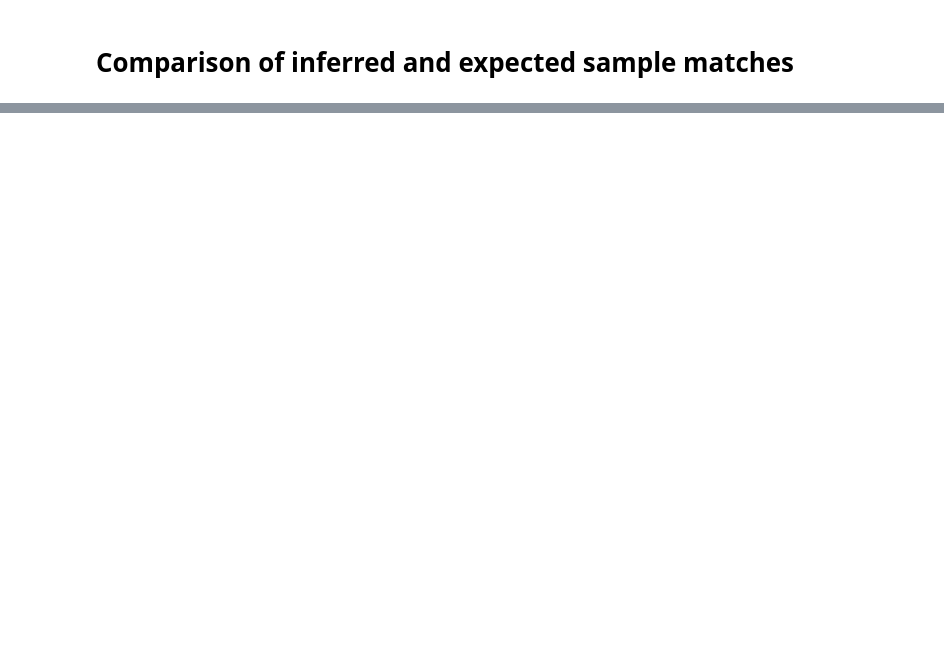
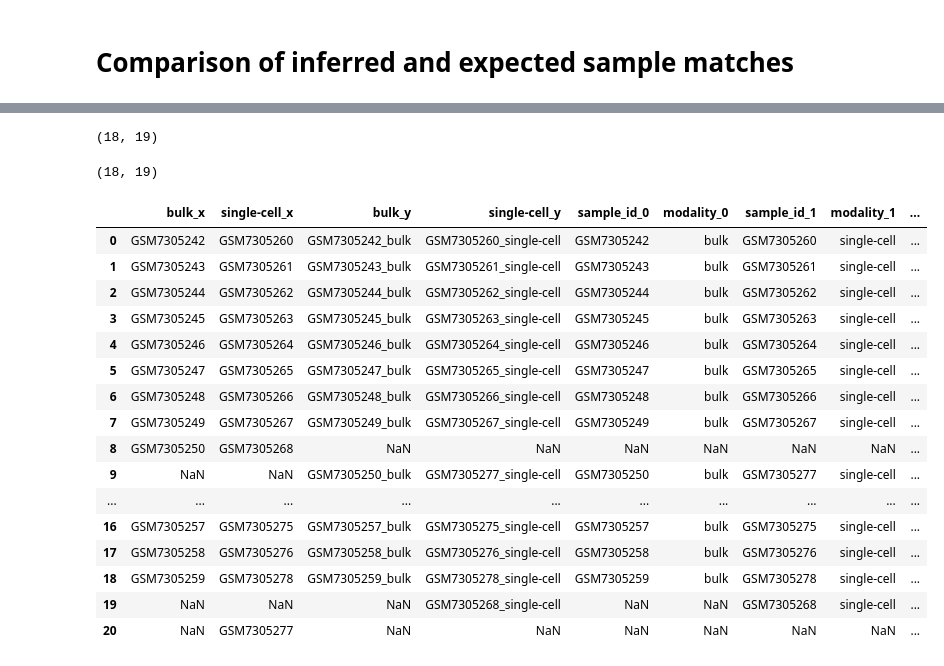
Before and after one commit to emma2207/hgsoc-reconstruction, a Jupyter notebook: sample_id_matching/scripts/experiment/real_data_results.ipynb, the cells around one changed output, grey strips where cells are left out. Cells and saved outputs as stored; diff of their text form; code cells hidden in the pictures; blank space fills up the shorter version.

```diff
--- a/sample_id_matching/scripts/experiment/real_data_results.ipynb
+++ b/sample_id_matching/scripts/experiment/real_data_results.ipynb
@@ -91,0 +197,2 @@ Processing read depth 40 and tool Vireo for plotting...
+# %%
+_, hysys_matrix = parse_heatmap_matrix_hysys(DATA_PATH, False, "high_grade_glioma", "null", 0)
@@ -91,0 +233,69 @@ Processing read depth 40 and tool Vireo for plotting...
+# %%
+# If there are more columns than rows (double samples),
+# we need to add back the unmatched columns (these were inferred as non-matches)
+if len(hysys_matrix.columns) > len(hysys_matrix.index):
+    unmatched_cols = [
+        col for col in mod2_samples if col not in matrix_reordered.columns
+    ]
+    for col in unmatched_cols:
+        matrix_reordered[col] = 0
+# If there are more rows than columns (missing samples),
+# we need to add back the unmatched rows (these were inferred as non-matches)
+elif len(hysys_matrix.index) > len(hysys_matrix.columns):
+    unmatched_rows = [idx for idx in mod1_samples if idx not in matrix_reordered.index]
+    for idx in unmatched_rows:
+        matrix_reordered.loc[idx] = 0
+# %%
+matrix_reordered.shape
+# %% [output]
+(18, 19)
+# %%
+hysys_matrix.shape
+# %% [output]
+(18, 19)
+# %%
+import itertools
+padded_lists = itertools.zip_longest(matrix_reordered.index, matrix_reordered.columns, fillvalue=np.nan)
+mod1_samples, mod2_samples = zip(*padded_lists)
+
+hysys_vireo_df = pd.DataFrame(
+    {
+        f"{mod1}": mod1_samples,
+        f"{mod2}": mod2_samples
+    }
+)
+# %%
+# Split the sample IDs into their components (e.g., "sample1_bulk" -> "sample1", "bulk")
+hysys_vireo_df[["sample_id_0", "modality_0"]] = hysys_vireo_df[f"{mod1}"].str.rsplit("_", n=1, expand=True)
+hysys_vireo_df[["sample_id_1", "modality_1"]] = hysys_vireo_df[f"{mod2}"].str.rsplit("_", n=1, expand=True)
+
+expected_matches = load_expected_matches_real_data(DATA_PATH, "high_grade_glioma")
+
+# Merge with expected matches to determine which inferred matches are correct
+merged_df = expected_matches.merge(
+    hysys_vireo_df,
+    right_on=["sample_id_0", "sample_id_1"],
+    left_on=[mod1, mod2],
+    how="outer",
+    indicator="match_status"
+)
+# %%
+merged_df
+# %% [output]
+|  | bulk_x | single-cell_x | bulk_y | single-cell_y | sample_id_0 | modality_0 | sample_id_1 | modality_1 | ... |
+| 0 | GSM7305242 | GSM7305260 | GSM7305242_bulk | GSM7305260_single-cell | GSM7305242 | bulk | GSM7305260 | single-cell | ... |
+| 1 | GSM7305243 | GSM7305261 | GSM7305243_bulk | GSM7305261_single-cell | GSM7305243 | bulk | GSM7305261 | single-cell | ... |
+| 2 | GSM7305244 | GSM7305262 | GSM7305244_bulk | GSM7305262_single-cell | GSM7305244 | bulk | GSM7305262 | single-cell | ... |
+| 3 | GSM7305245 | GSM7305263 | GSM7305245_bulk | GSM7305263_single-cell | GSM7305245 | bulk | GSM7305263 | single-cell | ... |
+| 4 | GSM7305246 | GSM7305264 | GSM7305246_bulk | GSM7305264_single-cell | GSM7305246 | bulk | GSM7305264 | single-cell | ... |
+| 5 | GSM7305247 | GSM7305265 | GSM7305247_bulk | GSM7305265_single-cell | GSM7305247 | bulk | GSM7305265 | single-cell | ... |
+| 6 | GSM7305248 | GSM7305266 | GSM7305248_bulk | GSM7305266_single-cell | GSM7305248 | bulk | GSM7305266 | single-cell | ... |
+| 7 | GSM7305249 | GSM7305267 | GSM7305249_bulk | GSM7305267_single-cell | GSM7305249 | bulk | GSM7305267 | single-cell | ... |
+| 8 | GSM7305250 | GSM7305268 | NaN | NaN | NaN | NaN | NaN | NaN | ... |
+| 9 | NaN | NaN | GSM7305250_bulk | GSM7305277_single-cell | GSM7305250 | bulk | GSM7305277 | single-cell | ... |
+| ... | ... | ... | ... | ... | ... | ... | ... | ... | ... |
+| 16 | GSM7305257 | GSM7305275 | GSM7305257_bulk | GSM7305275_single-cell | GSM7305257 | bulk | GSM7305275 | single-cell | ... |
+| 17 | GSM7305258 | GSM7305276 | GSM7305258_bulk | GSM7305276_single-cell | GSM7305258 | bulk | GSM7305276 | single-cell | ... |
+| 18 | GSM7305259 | GSM7305278 | GSM7305259_bulk | GSM7305278_single-cell | GSM7305259 | bulk | GSM7305278 | single-cell | ... |
+| 19 | NaN | NaN | NaN | GSM7305268_single-cell | NaN | NaN | GSM7305268 | single-cell | ... |
+| 20 | NaN | GSM7305277 | NaN | NaN | NaN | NaN | NaN | NaN | ... |
```
Also changed, not shown: parts of 11 cells of this notebook, 3 other files.
